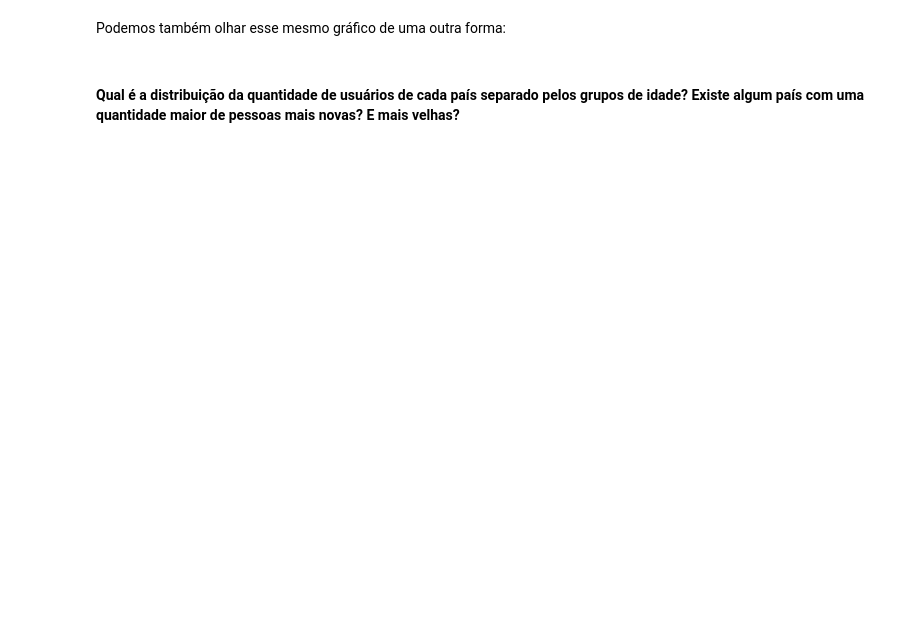
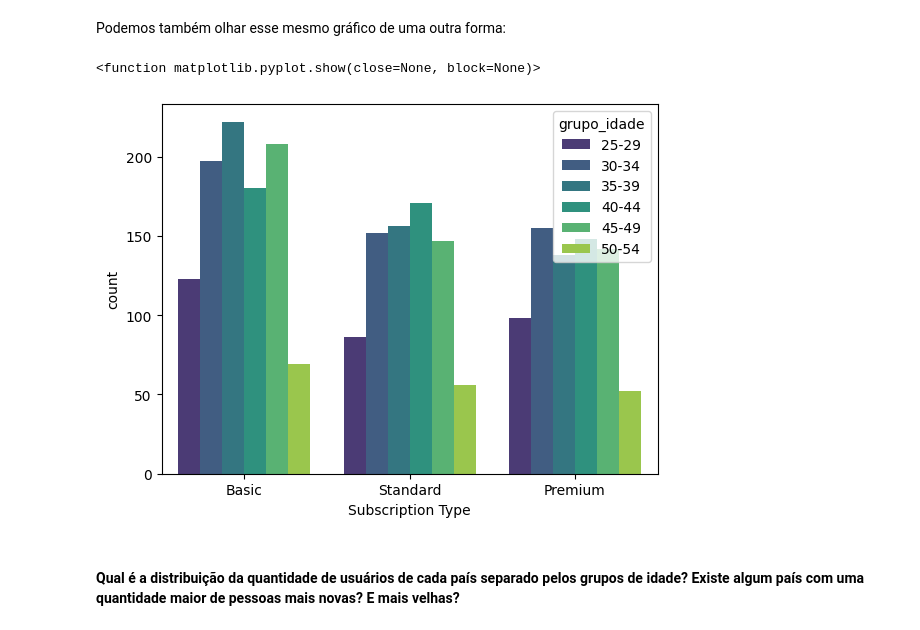
Before and after one commit to reprograma/on33-python-s14-analise-de-dados, a Jupyter notebook: material/s14_parte1.ipynb, the cells around one changed output. Cells and saved outputs as stored; diff of their text form; code cells hidden in the pictures; blank space fills up the shorter version.

```diff
--- a/material/s14_parte1.ipynb
+++ b/material/s14_parte1.ipynb
@@ -280,4 +630,11 @@ E agora se quisermos visualizar qual o tipo de plano de assinatura preferido dos
 # %% [markdown]
 Podemos também olhar esse mesmo gráfico de uma outra forma:
+# %%
+custom = ['Basic', 'Standard', 'Premium']
+sns.countplot(data=df_netflix.sort_values("grupo_idade"), order=custom, x="Subscription Type", hue="grupo_idade", palette="viridis")
+plt.show
+# %% [output]
+<function matplotlib.pyplot.show(close=None, block=None)>
+[figure, added]
 # %% [markdown]
 #### Qual é a distribuição da quantidade de usuários de cada país separado pelos grupos de idade? Existe algum país com uma quantidade maior de pessoas mais novas? E mais velhas?
```
Also changed, not shown: parts of 41 cells of this notebook, 15 other files.
